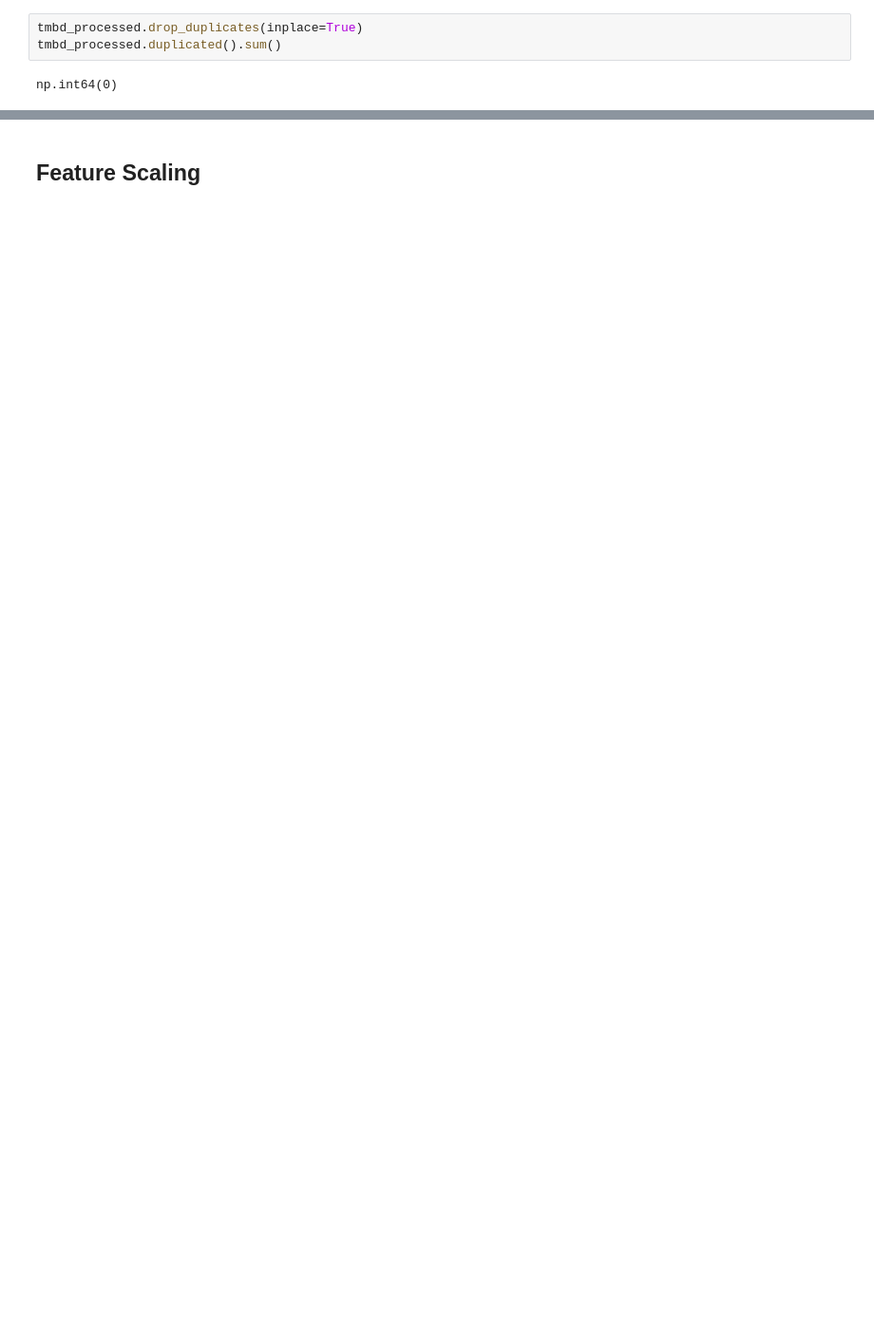
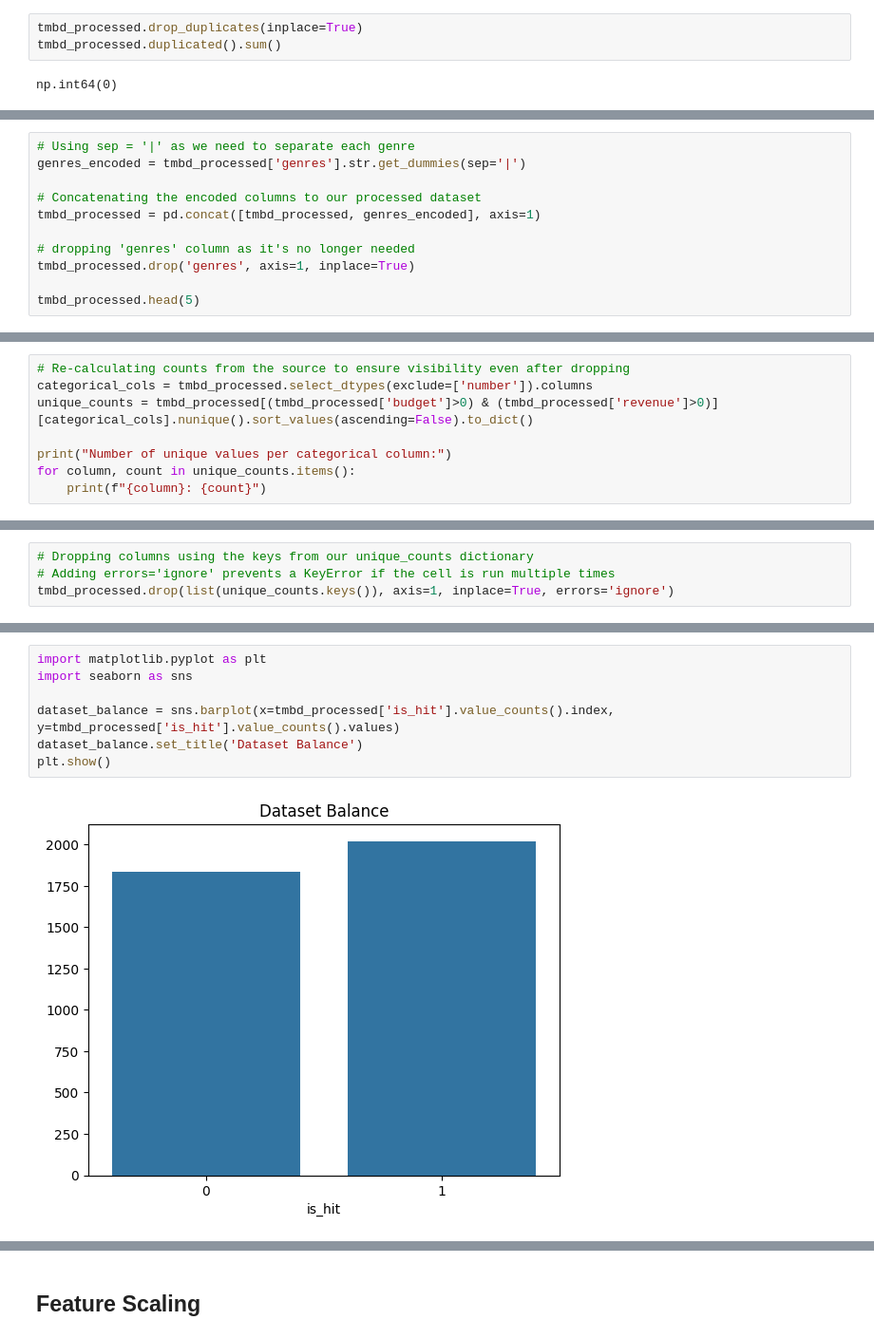
Before and after one commit to Wasey23/CI-345-Machine-Learning-Project, a Jupyter notebook: Logistic_Regression_Classifier.ipynb, the cells around one changed output, grey strips where cells are left out. Shown at 95% size. Cells and saved outputs as stored; diff of their text form; blank space fills up the shorter version.

```diff
--- a/Logistic_Regression_Classifier.ipynb
+++ b/Logistic_Regression_Classifier.ipynb
@@ -135,0 +155,11 @@ Name: count, dtype: int64
+# %%
+# Using sep = '|' as we need to separate each genre
+genres_encoded = tmbd_processed['genres'].str.get_dummies(sep='|')
+
+# Concatenating the encoded columns to our processed dataset
+tmbd_processed = pd.concat([tmbd_processed, genres_encoded], axis=1)
+
+# dropping 'genres' column as it's no longer needed
+tmbd_processed.drop('genres', axis=1, inplace=True)
+
+tmbd_processed.head(5)
@@ -135,0 +178,8 @@ Name: count, dtype: int64
+# %%
+# Re-calculating counts from the source to ensure visibility even after dropping
+categorical_cols = tmbd_processed.select_dtypes(exclude=['number']).columns
+unique_counts = tmbd_processed[(tmbd_processed['budget']>0) & (tmbd_processed['revenue']>0)][categorical_cols].nunique().sort_values(ascending=False).to_dict()
+
+print("Number of unique values per categorical column:")
+for column, count in unique_counts.items():
+    print(f"{column}: {count}")
@@ -135,0 +197,4 @@ Name: count, dtype: int64
+# %%
+# Dropping columns using the keys from our unique_counts dictionary
+# Adding errors='ignore' prevents a KeyError if the cell is run multiple times
+tmbd_processed.drop(list(unique_counts.keys()), axis=1, inplace=True, errors='ignore')
@@ -135,0 +238,9 @@ Name: count, dtype: int64
+# %%
+import matplotlib.pyplot as plt
+import seaborn as sns
+
+dataset_balance = sns.barplot(x=tmbd_processed['is_hit'].value_counts().index, y=tmbd_processed['is_hit'].value_counts().values)
+dataset_balance.set_title('Dataset Balance')
+plt.show()
+# %% [output]
+[figure, added]
```
Also changed, not shown: parts of 62 cells of this notebook.
